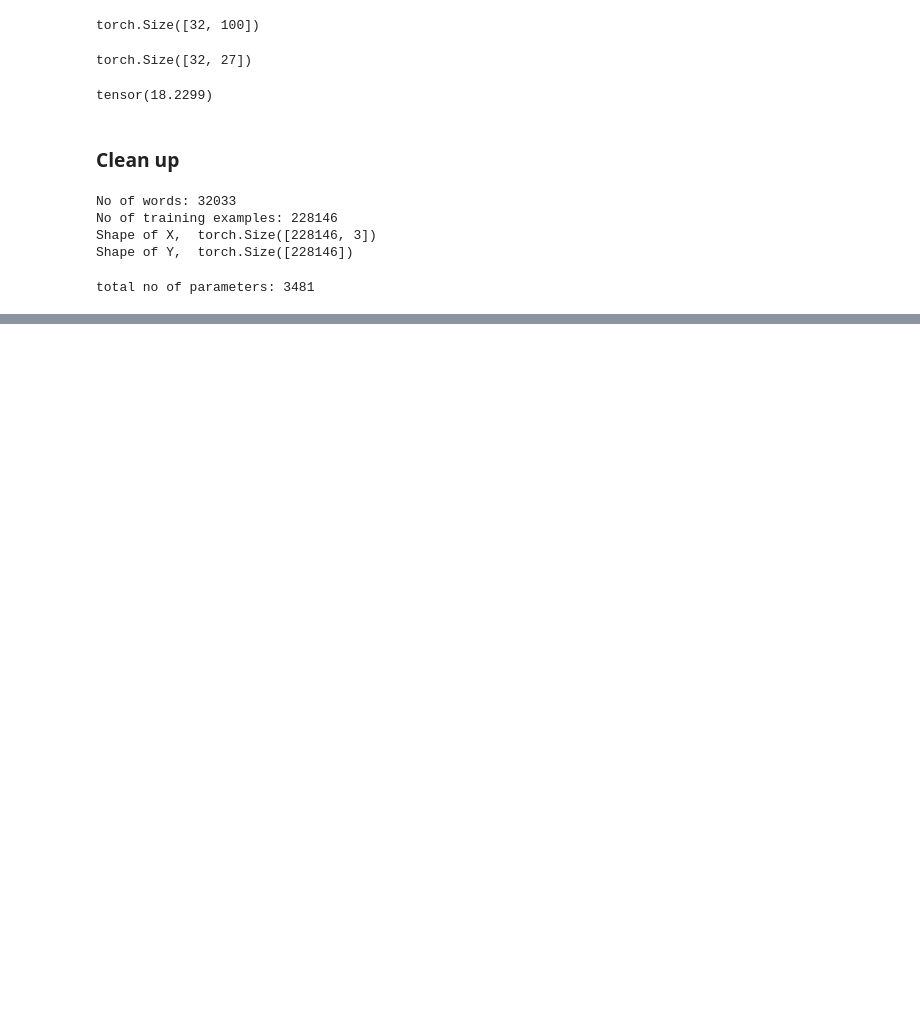
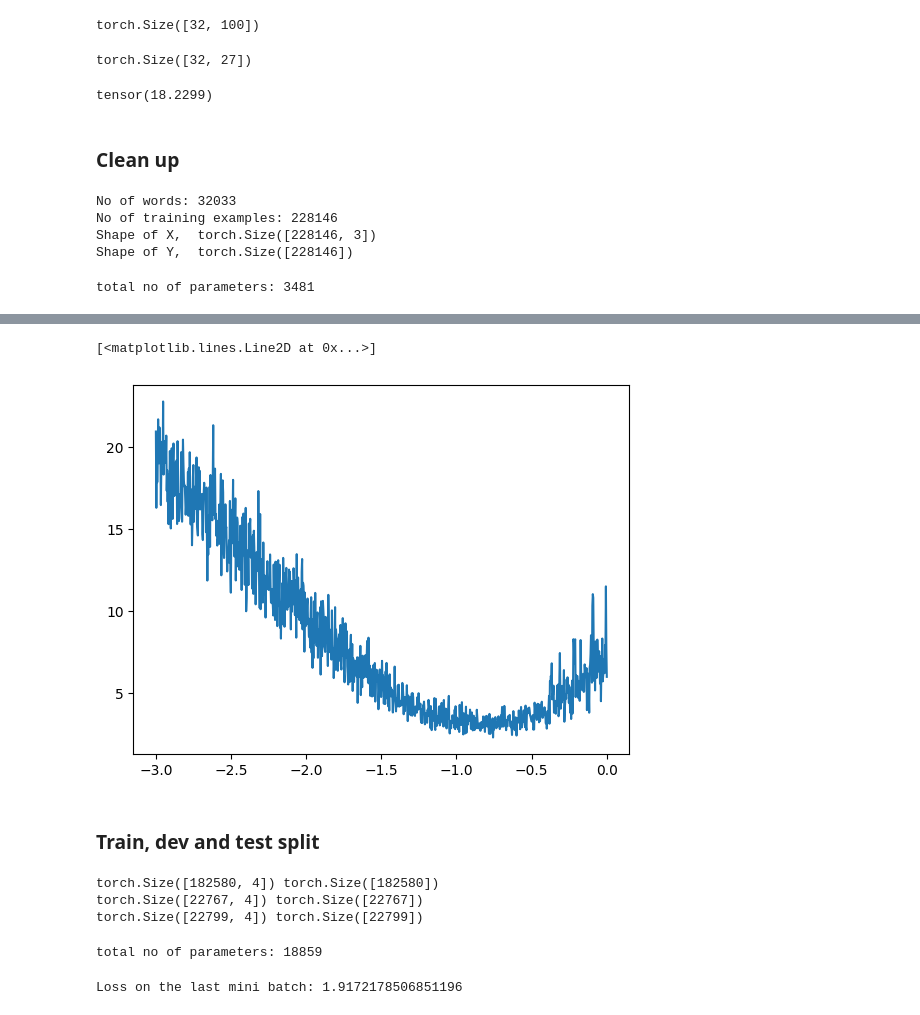
Before and after one commit to rahulkolayikkath/deeplearning, a Jupyter notebook: 4.neural_probabilistic_LM.ipynb, the cells around one changed output, grey strips where cells are left out. Drawn from its saved outputs; the diff is of its cells as text; code cells hidden in the pictures; blank space fills up the shorter version.

Commit message:
Hyper parameter tunning, Train ,dev, test splits

```diff
--- a/4.neural_probabilistic_LM.ipynb
+++ b/4.neural_probabilistic_LM.ipynb
@@ -218,0 +238,40 @@ Loss: 2.7064108848571777
+# %%
+plt.plot(lri, lossi)
+# %% [output]
+[<matplotlib.lines.Line2D at 0x...>]
+[figure, added]
+# %% [markdown]
+### Train, dev and test split
+# %%
+def build_dataset(words):# create the traning data
+    block_size = 4 # no of charcters in context to predict the next one
+    X, Y = [], []
+    for word in words:
+        #running context
+        context = [0]*block_size
+        for ch in word+'.':
+            ix = stoi[ch]
+            X.append(context)
+            Y.append(ix)
+            context = context[1:] + [ix]
+
+    X = torch.tensor(X)
+    Y = torch.tensor(Y)
+    print(X.shape, Y.shape)
+    return X, Y
+
+#split
+import random
+random.seed(42)
+random.shuffle(words)
+
+n1 = int(0.8*len(words))
+n2 = int(0.9*len(words))
+
+Xtr, Ytr = build_dataset(words[:n1]) # 80%
+Xdev, Ydev = build_dataset(words[n1:n2]) #10%
+Xte, Yte = build_dataset(words[n2:]) #10%
+# %% [output]
+torch.Size([182580, 4]) torch.Size([182580])
+torch.Size([22767, 4]) torch.Size([22767])
+torch.Size([22799, 4]) torch.Size([22799])
@@ -218,0 +286,5 @@ Loss: 2.7064108848571777
+# %%
+# total no of parameters
+print(f"total no of parameters: {sum(p.nelement() for p in parameters)}")
+# %% [output]
+total no of parameters: 18859
@@ -218,0 +297,26 @@ Loss: 2.7064108848571777
+# %%
+for i in range(200000):
+    # construct mini batching
+    ix = torch.randint(0, Xtr.shape[0], (64,)) # size of mini batch =32
+    emb = C[Xtr[ix]] #(32,3,2)
+    h = torch.tanh(emb.view(-1,64) @ W1 + b1)
+    logits = h @ W2 + b2
+    loss = F.cross_entropy(logits, Ytr[ix])
+    #print(f"Loss: {loss.item()}")
+    # backward pass
+    for p in parameters:
+        p.grad = None
+    loss.backward()
+
+    #update
+    lr = 0.1 if i < 100000 else 0.01
+    for p in parameters:
+        p.data += -lr * p.grad
+
+    # # track stats
+    stepsi.append(i)
+    lossi.append(loss.log10().item())
+
+print(f"Loss on the last mini batch: {loss.item()}")
+# %% [output]
+Loss on the last mini batch: 1.9172178506851196
```
Also changed, not shown: parts of 12 cells of this notebook.
